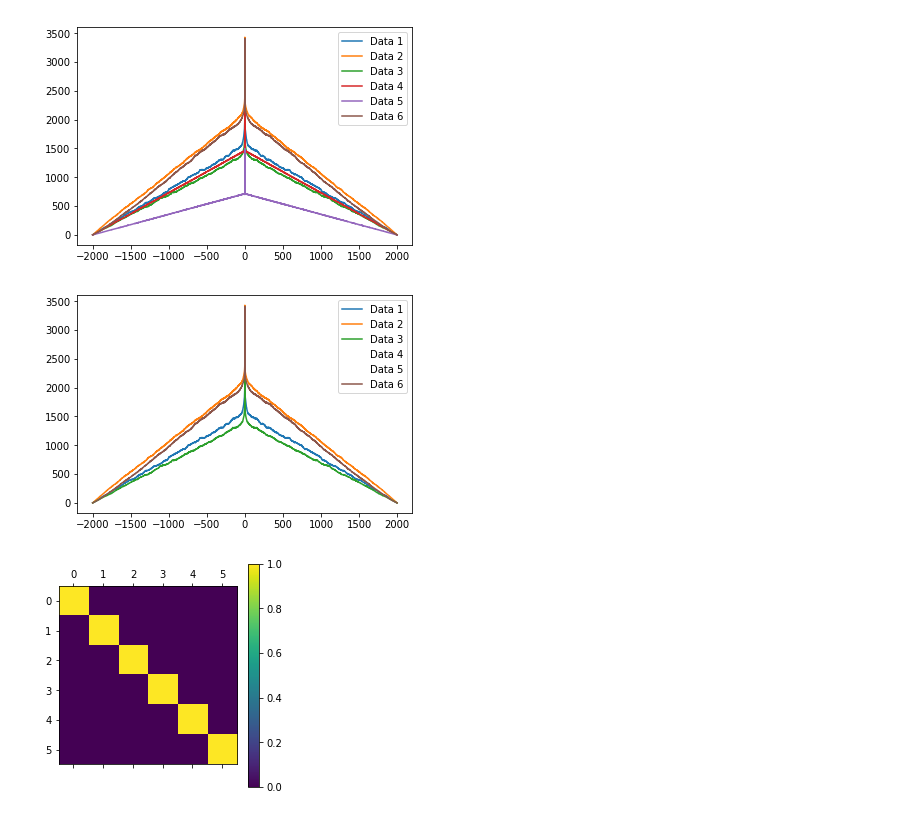
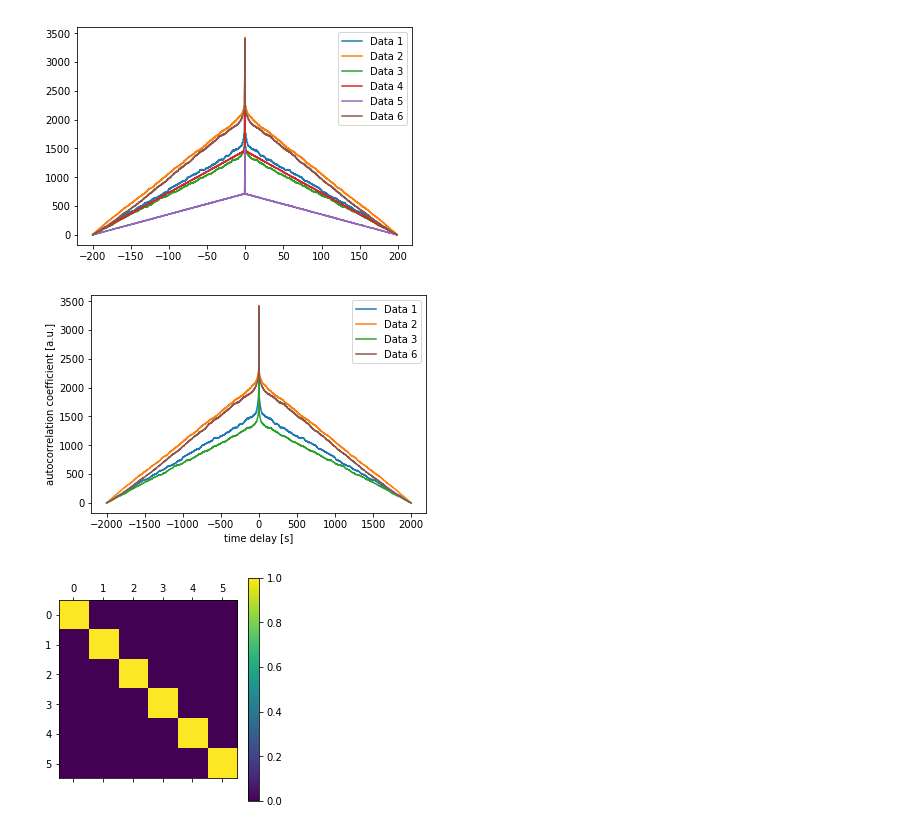
Before and after one commit to Mikkolehtimaki/eitn_model_validation, a Jupyter notebook: AutoCorr2.ipynb, the cells around one changed output. Saved outputs shown, nothing was run; the diff lists cells and outputs as text; code cells hidden in the pictures.

Commit message:
Added axes to autocorrelation plot

```diff
--- a/AutoCorr2.ipynb
+++ b/AutoCorr2.ipynb
@@ -55,21 +55,23 @@ for j, d in enumerate(data):
 # %%
 plt.figure()
 for i, r in enumerate(Res):
-    plt.plot(bins, r, label='Data '+str(i+1))
+    plt.plot(bins/10, r, label='Data '+str(i+1))
 plt.legend()
 plt.show()
 
 plt.figure()
 for i, r in enumerate(Res):
     if np.logical_or(i==3, i==4):
-        plt.plot(bins, r, label='Data '+str(i+1), lw=0)
+        plt.plot(bins/10, r, lw=0)
     else:
         plt.plot(bins, r, label='Data '+str(i+1))
+plt.xlabel('time delay [s]')
+plt.ylabel('autocorrelation coefficient [a.u.]')
 plt.legend()
 plt.show()
 # %% [output]
-[figure, old version]
+[figure, new version]
-[figure, old version]
+[figure, new version]
 # %%
 
 Final = np.zeros((len(Res), len(Res)))
```
